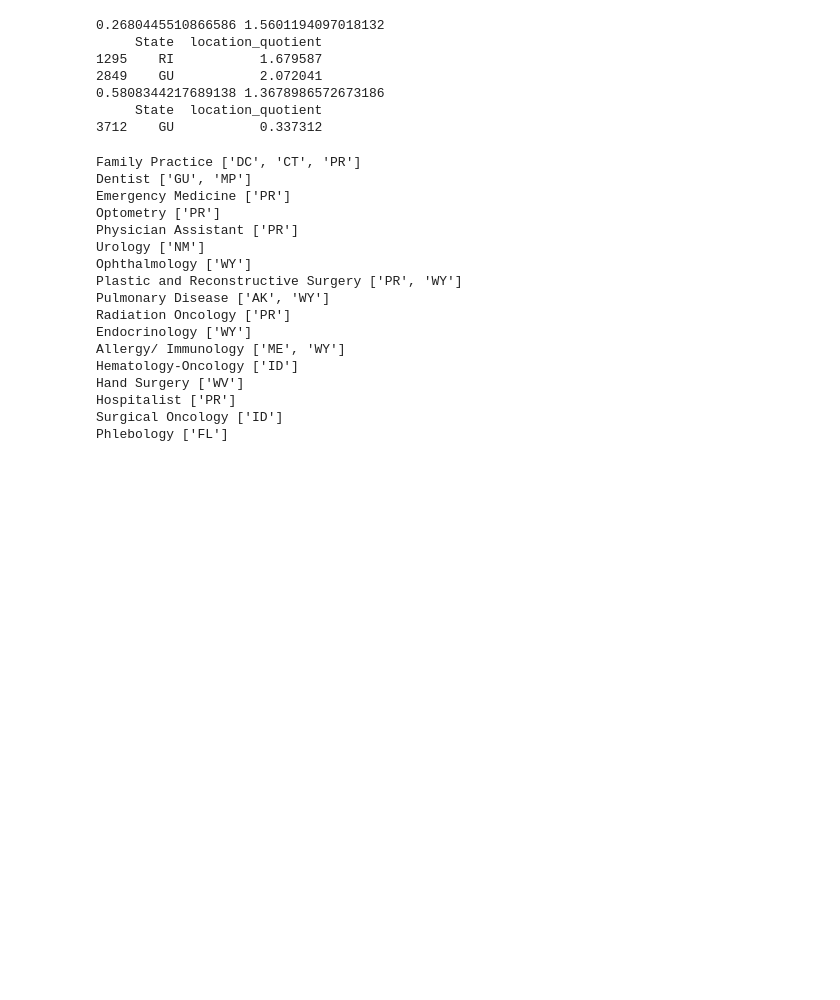
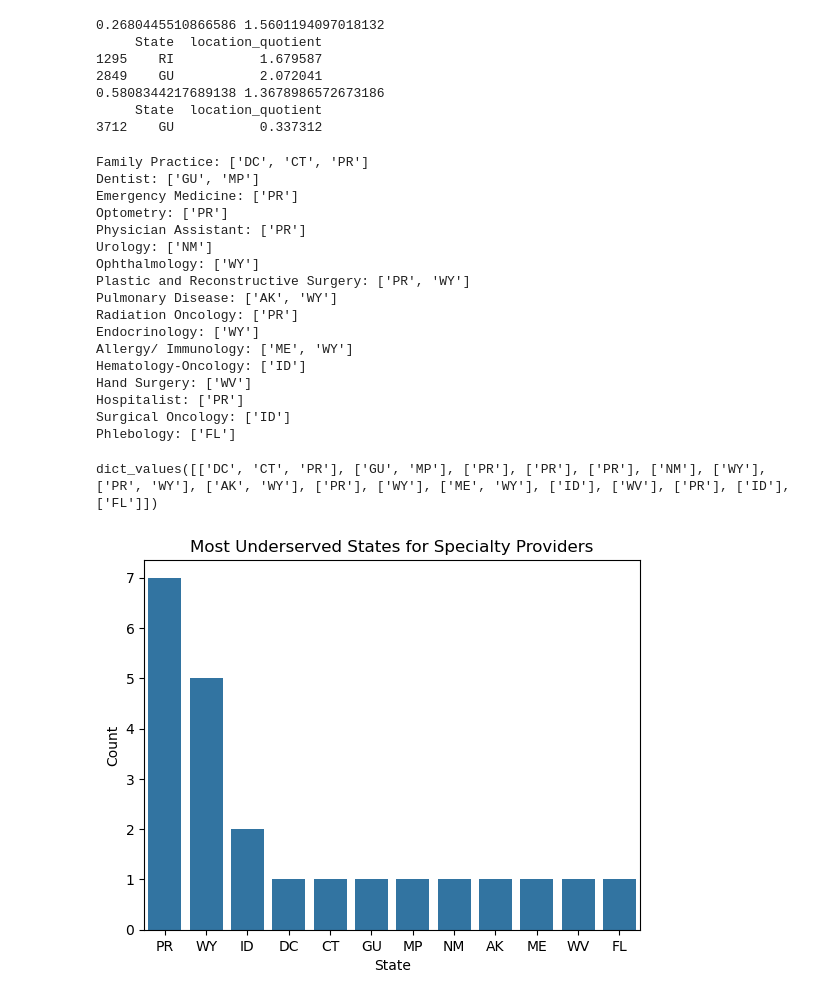
Before and after one commit to tonyinarula/Medicare-Part-D-Prescribing-Analysis, a Jupyter notebook: analysis.ipynb, the cells around one changed output. Drawn from its saved outputs; the diff is of its cells as text; code cells hidden in the pictures; blank space fills up the shorter version.

```diff
--- a/analysis.ipynb
+++ b/analysis.ipynb
@@ -371,22 +371,44 @@ for specialty in list(specialties_enriched['Specialty'].unique()):
     if underserved_state_list: underserved_dict[specialty] = underserved_state_list
     else: pass
 for key in underserved_dict:
-    print(key,underserved_dict[key])
+    print(f"{key}: {underserved_dict[key]}")
 # %% [output]
-Family Practice ['DC', 'CT', 'PR']
-Dentist ['GU', 'MP']
-Emergency Medicine ['PR']
-Optometry ['PR']
-Physician Assistant ['PR']
-Urology ['NM']
-Ophthalmology ['WY']
-Plastic and Reconstructive Surgery ['PR', 'WY']
-Pulmonary Disease ['AK', 'WY']
-Radiation Oncology ['PR']
-Endocrinology ['WY']
-Allergy/ Immunology ['ME', 'WY']
-Hematology-Oncology ['ID']
-Hand Surgery ['WV']
-Hospitalist ['PR']
-Surgical Oncology ['ID']
-Phlebology ['FL']
+Family Practice: ['DC', 'CT', 'PR']
+Dentist: ['GU', 'MP']
+Emergency Medicine: ['PR']
+Optometry: ['PR']
+Physician Assistant: ['PR']
+Urology: ['NM']
+Ophthalmology: ['WY']
+Plastic and Reconstructive Surgery: ['PR', 'WY']
+Pulmonary Disease: ['AK', 'WY']
+Radiation Oncology: ['PR']
+Endocrinology: ['WY']
+Allergy/ Immunology: ['ME', 'WY']
+Hematology-Oncology: ['ID']
+Hand Surgery: ['WV']
+Hospitalist: ['PR']
+Surgical Oncology: ['ID']
+Phlebology: ['FL']
+# %%
+underserved_dict.values()
+# %% [output]
+dict_values([['DC', 'CT', 'PR'], ['GU', 'MP'], ['PR'], ['PR'], ['PR'], ['NM'], ['WY'], ['PR', 'WY'], ['AK', 'WY'], ['PR'], ['WY'], ['ME', 'WY'], ['ID'], ['WV'], ['PR'], ['ID'], ['FL']])
+# %%
+underserved_states_list = [item for sublist in underserved_dict.values() for item in sublist]
+
+from collections import Counter
+
+updated_under_dict = Counter(underserved_states_list)
+undercounted_df = pd.DataFrame.from_dict(updated_under_dict, orient = 'index').reset_index()
+undercounted_df.columns = ['State','Count']
+undercounted_df.sort_values(by = 'Count', ascending = False)
+
+sns.barplot(data = undercounted_df,
+            x = 'State',
+            y = 'Count',
+            order = undercounted_df.sort_values(by = 'Count', ascending = False)['State'])
+plt.title('Most Underserved States for Specialty Providers')
+plt.show()
+# %% [output]
+[figure, added]
```
Also changed, not shown: parts of 1 cell of this notebook.
